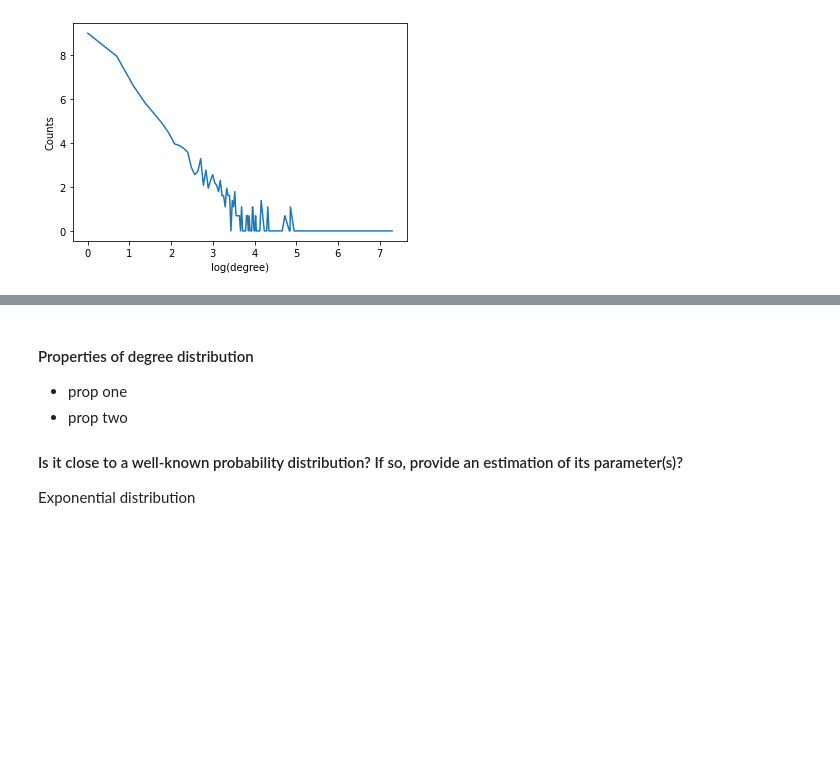
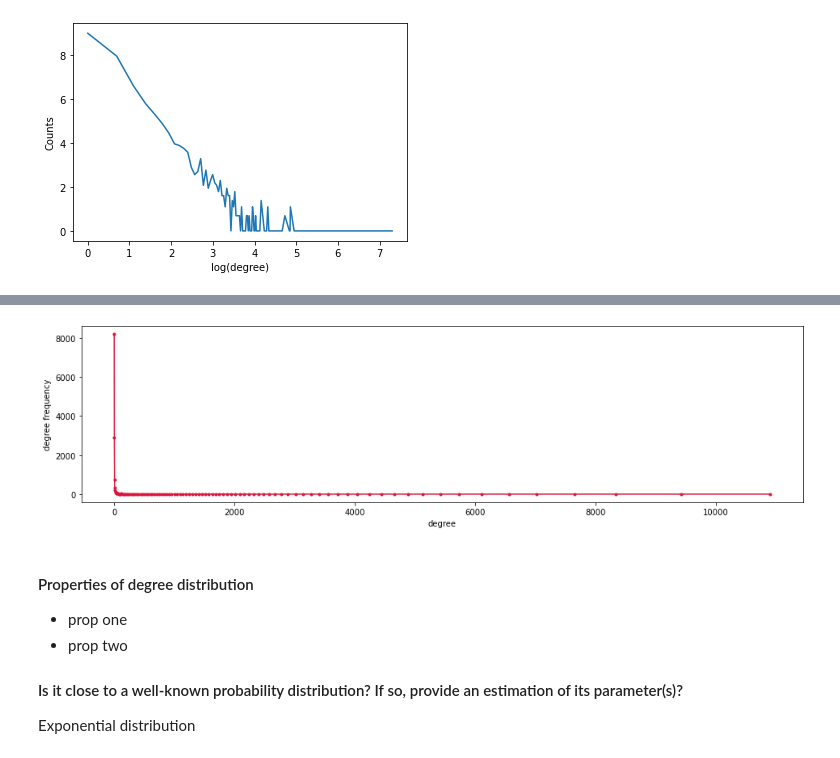
Before and after one commit to ewaMiazga/InternetAnalytics-2023, a Jupyter notebook: assignment/ix-lab2-notebook-part1.ipynb, the cells around one changed output, grey strips where cells are left out. Saved outputs shown, nothing was run; the diff lists cells and outputs as text; code cells hidden in the pictures; blank space fills up the shorter version.

```diff
--- a/assignment/ix-lab2-notebook-part1.ipynb
+++ b/assignment/ix-lab2-notebook-part1.ipynb
@@ -91,3 +91,27 @@ plt.xlabel("log(degree)")
   248  292  300  379  455  467  619  691 1083 1482]
 Text(0.5, 0, 'log(degree)')
 [figure]
+# %%
+def get_degrees_count(G):
+    degree_sequence = sorted((val for (node, val) in G.degree()), reverse=False)
+    degreeCount = collections.Counter(degree_sequence)
+    deg, cnt = zip(*degreeCount.items())
+    return deg, cnt
+
+def display_degree_freq(G):
+    deg, cnt = get_degrees_count(G)
+
+    fig, ax = plt.subplots(ncols=1, figsize=(16, 4))
+    plt.plot(np.log(deg), np.log(cnt), color='crimson', marker='.', zorder=2)
+    ax.set_ylabel('degree frequency')
+    ax.set_xlabel('degree')
+    return plt
+# %%
+def display_cum_degree_freq(G):
+    deg, cnt = get_degrees_count(G)
+    cum_deg = np.cumsum(deg)
+    fig, ax = plt.subplots(ncols=1, figsize=(16, 4))
+    plt.plot(cum_deg, cnt, color='crimson', marker='.', zorder=2)
+    ax.set_ylabel('degree frequency')
+    ax.set_xlabel('degree')
+    return plt
@@ -93,0 +126,4 @@ Text(0.5, 0, 'log(degree)')
+# %%
+import collections
+display_cum_degree_freq(G1)
+# %% [output]
@@ -94,3 +131,4 @@ Text(0.5, 0, 'log(degree)')
+[figure, added]
 # %% [markdown]
 #### Properties of degree distribution
 * prop one
```
Also changed, not shown: parts of 2 cells of this notebook.
